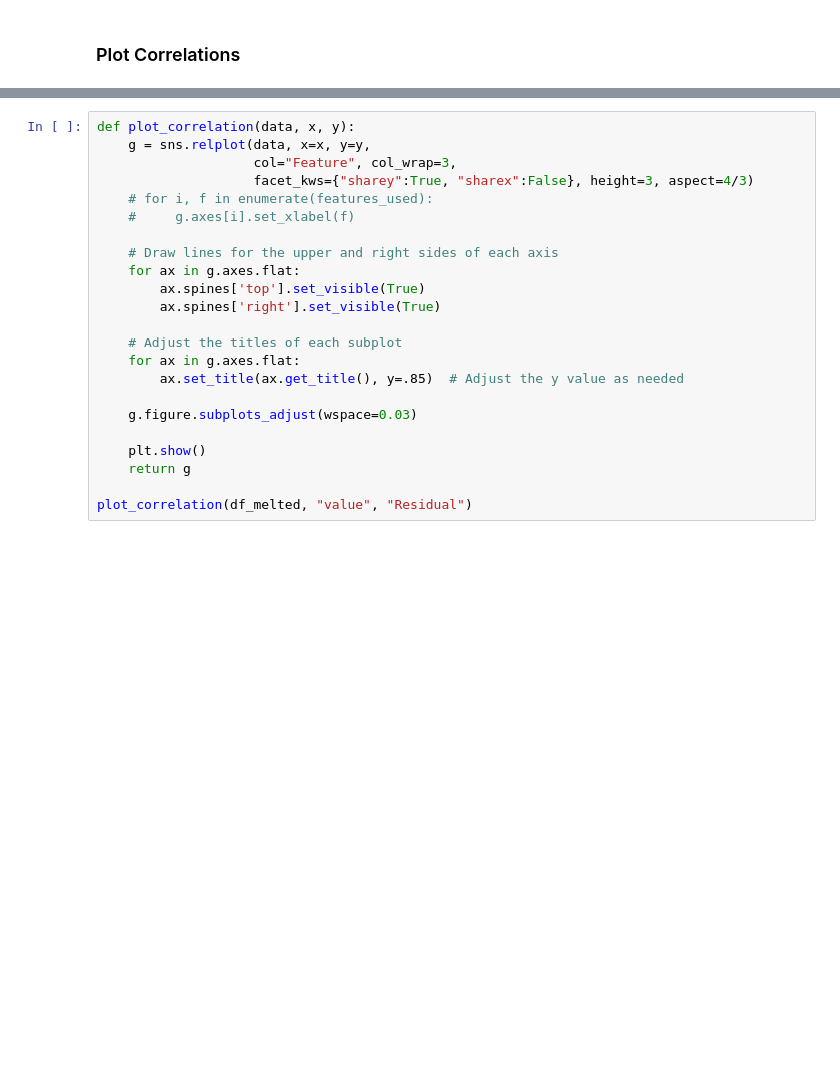
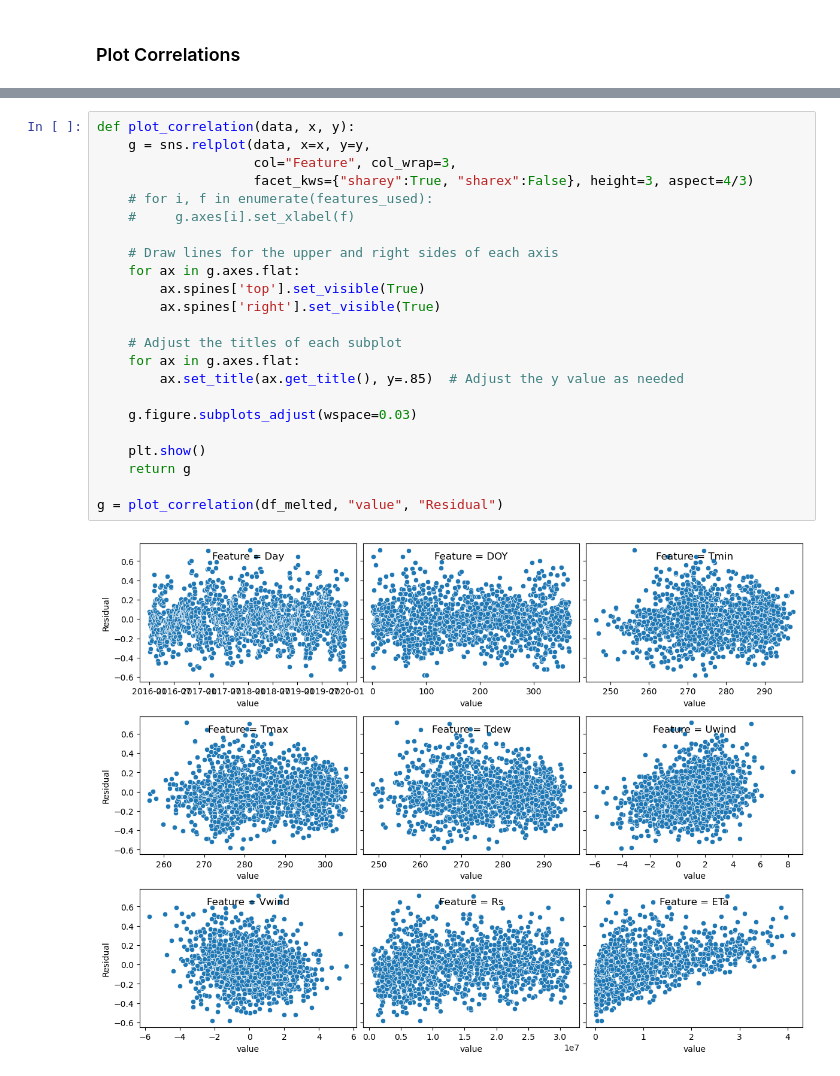
Before and after one commit to fedesss98/kc-predict, a Jupyter notebook: notebook/06-inspect-noise.ipynb, the cells around one changed output, grey strips where cells are left out. Drawn from its saved outputs; the diff is of its cells as text; blank space fills up the shorter version.

```diff
--- a/notebook/06-inspect-noise.ipynb
+++ b/notebook/06-inspect-noise.ipynb
@@ -75,23 +89,25 @@ df_melted
 # %%
 def plot_correlation(data, x, y):
     g = sns.relplot(data, x=x, y=y,
                     col="Feature", col_wrap=3,
                     facet_kws={"sharey":True, "sharex":False}, height=3, aspect=4/3)
     # for i, f in enumerate(features_used):
     #     g.axes[i].set_xlabel(f)
 
     # Draw lines for the upper and right sides of each axis
     for ax in g.axes.flat:
         ax.spines['top'].set_visible(True)
         ax.spines['right'].set_visible(True)
 
     # Adjust the titles of each subplot
     for ax in g.axes.flat:
         ax.set_title(ax.get_title(), y=.85)  # Adjust the y value as needed
 
     g.figure.subplots_adjust(wspace=0.03)
 
     plt.show()
     return g
 
-plot_correlation(df_melted, "value", "Residual")
+g = plot_correlation(df_melted, "value", "Residual")
+# %% [output]
+[figure, added]
```
Also changed, not shown: parts of 8 cells of this notebook, 1 other file.
